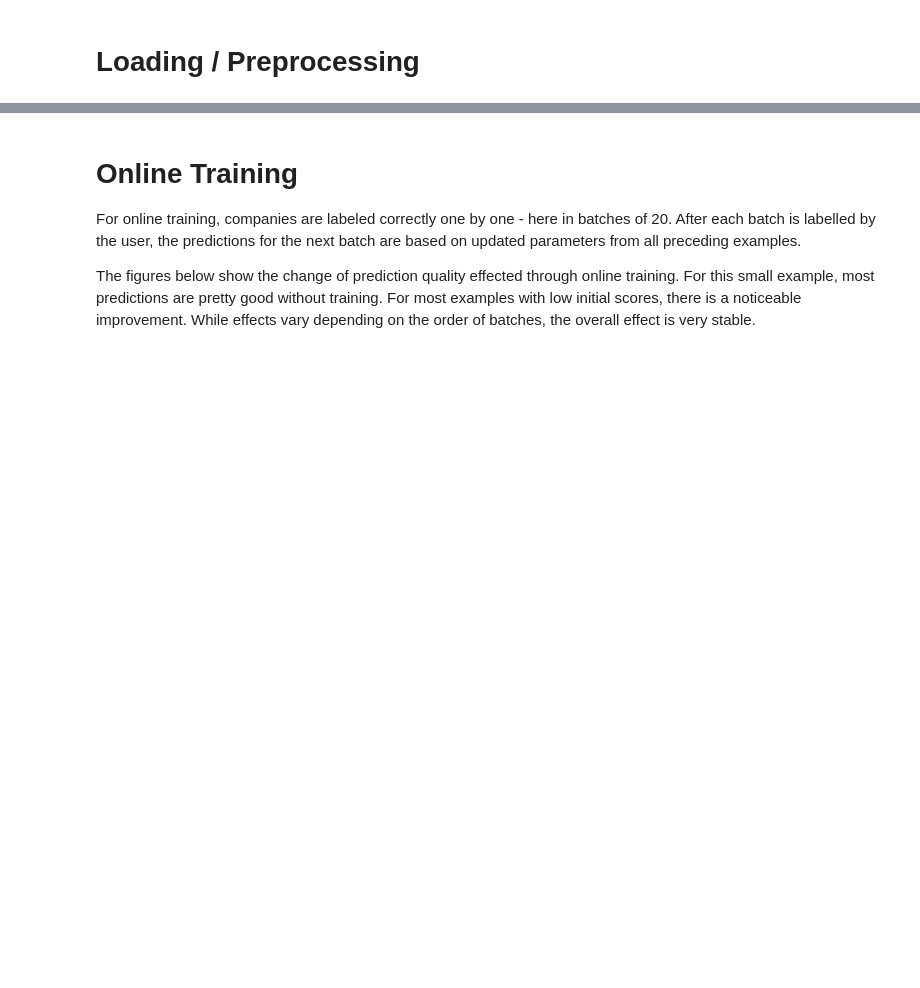
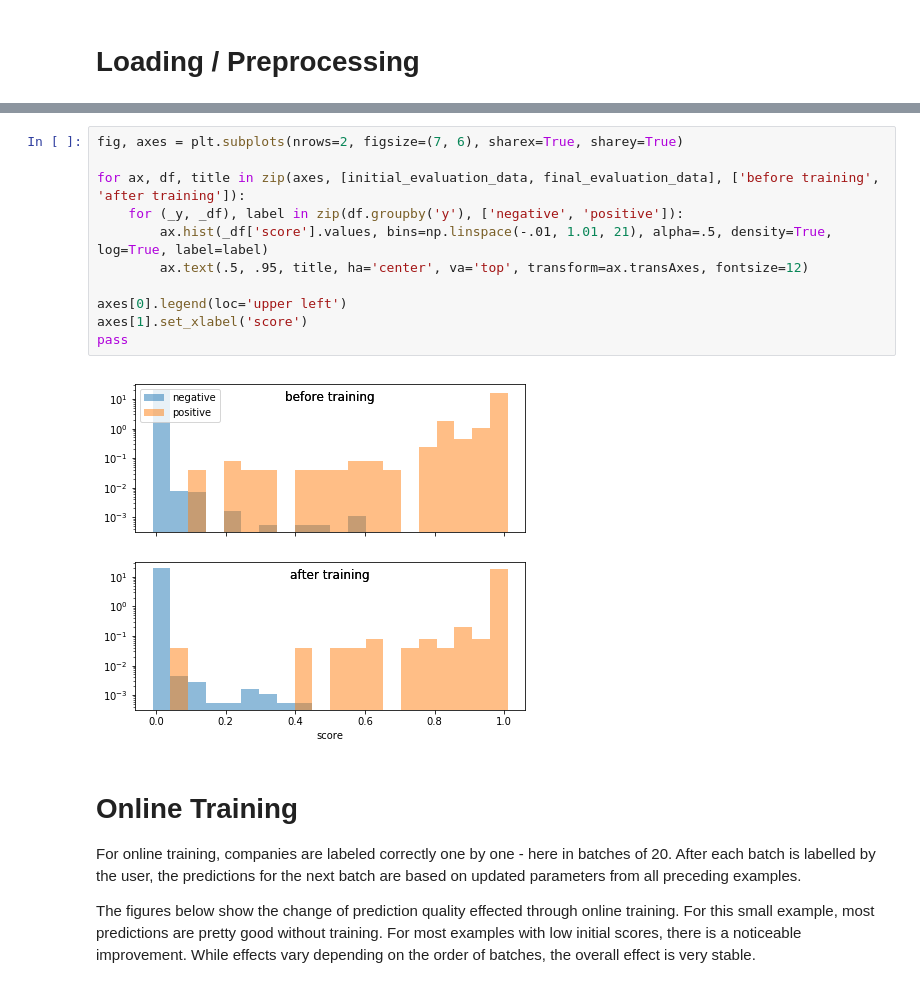
Before and after one commit to mossadnik/probabilistic-tf-idf, a Jupyter notebook: notebooks/examples.ipynb, the cells around one changed output, grey strips where cells are left out. Cells and saved outputs as stored; diff of their text form; blank space fills up the shorter version.

```diff
--- a/notebooks/examples.ipynb
+++ b/notebooks/examples.ipynb
@@ -82,3 +143,16 @@ vocabulary_inv = {v: k for k, v in vec.vocabulary_.items()}
+# %%
+fig, axes = plt.subplots(nrows=2, figsize=(7, 6), sharex=True, sharey=True)
+
+for ax, df, title in zip(axes, [initial_evaluation_data, final_evaluation_data], ['before training', 'after training']):
+    for (_y, _df), label in zip(df.groupby('y'), ['negative', 'positive']):
+        ax.hist(_df['score'].values, bins=np.linspace(-.01, 1.01, 21), alpha=.5, density=True, log=True, label=label)
+        ax.text(.5, .95, title, ha='center', va='top', transform=ax.transAxes, fontsize=12)
+
+axes[0].legend(loc='upper left')
+axes[1].set_xlabel('score')
+pass
+# %% [output]
+[figure, added]
 # %% [markdown]
 # Online Training
 
```
Also changed, not shown: parts of 16 cells of this notebook, 9 other files.
